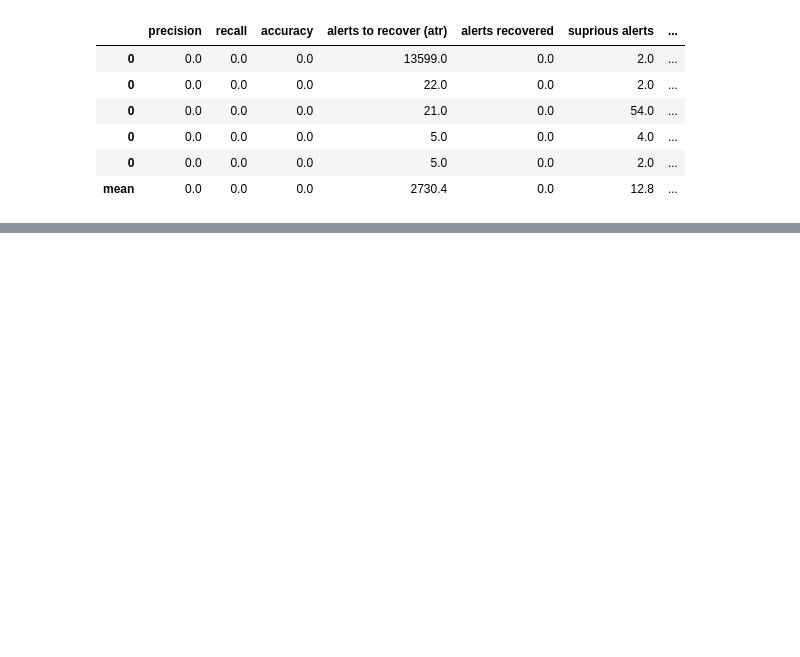
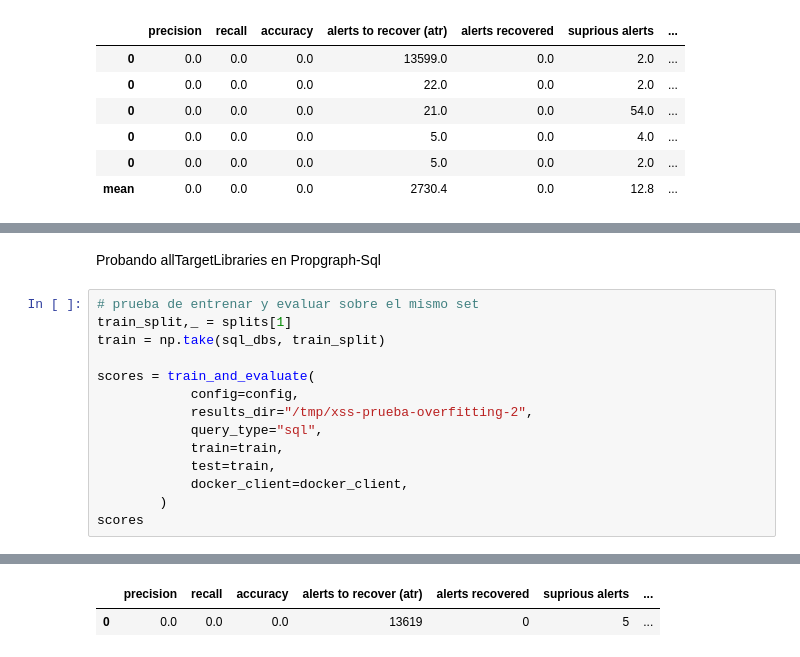
Before and after one commit to thepalbi/tsm-pipeline, a Jupyter notebook: code/notebooks/baseline-sql.ipynb, the cells around one changed output, grey strips where cells are left out. Drawn from its saved outputs; the diff is of its cells as text; blank space fills up the shorter version.

```diff
--- a/code/notebooks/baseline-sql.ipynb
+++ b/code/notebooks/baseline-sql.ipynb
@@ -237,0 +475,17 @@ concated_results
+# %% [markdown]
+Probando allTargetLibraries en Propgraph-Sql
+# %%
+# prueba de entrenar y evaluar sobre el mismo set
+train_split,_ = splits[1]
+train = np.take(sql_dbs, train_split)
+
+scores = train_and_evaluate(
+            config=config,
+            results_dir="/tmp/xss-prueba-overfitting-2",
+            query_type="sql",
+            train=train,
+            test=train,
+            docker_client=docker_client,
+        )
+scores
+# %% [output]
@@ -237,0 +509,2 @@ concated_results
+|  | precision | recall | accuracy | alerts to recover (atr) | alerts recovered | suprious alerts | ... |
+| 0 | 0.0 | 0.0 | 0.0 | 13619 | 0 | 5 | ... |
```
Also changed, not shown: parts of 10 cells of this notebook, 10 other files.
